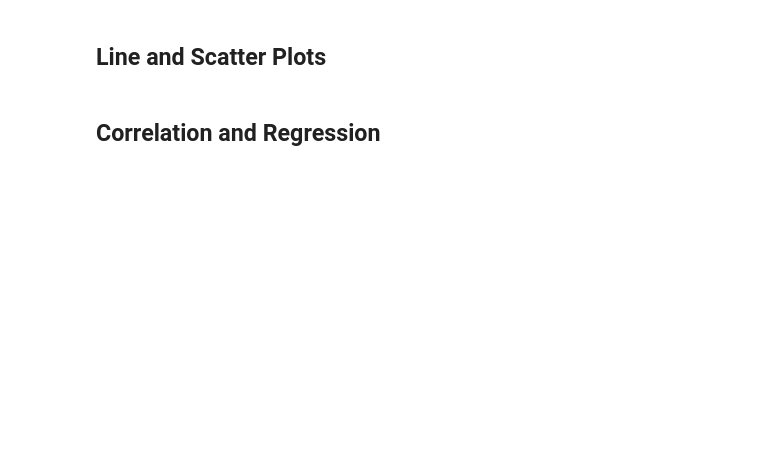
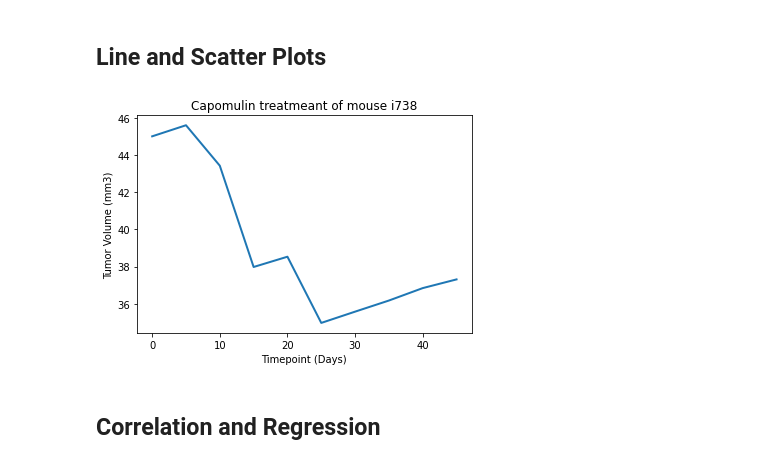
Before and after one commit to margoterudy/Pymaceuticals, a Jupyter notebook: Pymaceuticals/pymaceuticals_starter.ipynb, the cells around one changed output. Saved outputs shown, nothing was run; the diff lists cells and outputs as text; code cells hidden in the pictures; blank space fills up the shorter version.

```diff
--- a/Pymaceuticals/pymaceuticals_starter.ipynb
+++ b/Pymaceuticals/pymaceuticals_starter.ipynb
@@ -376,3 +374,26 @@ plt.show()
+# %%
+# Generate a line plot of tumor volume vs. time point for a mouse treated with Capomulin :ID i738 (found in csv data)
+#use combined_dataset to keep Mouse ID
+
+line_df = combined_dataset.loc[combined_dataset["Mouse ID"] == "i738",:]
+line_df
+
+
+x_axisTP = line_df["Timepoint"]
+
+# Sefine tumor size list by calling the tumor size from the dataframe
+tumorsize = line_df["Tumor Volume (mm3)"]
+
+plt.title('Capomulin treatmeant of mouse i738') # created title
+# the plot function plt.plot() with x and y values and customizations
+plt.plot(x_axisTP, tumorsize,linewidth=2, markersize=12)
+plt.xlabel('Timepoint (Days)')
+plt.ylabel('Tumor Volume (mm3)')
+
+plt.savefig('linechart')
+plt.show()
+# %% [output]
+[figure, added]
 # %%
 # Generate a scatter plot of average tumor volume vs. mouse weight for the Capomulin regimen
 # %% [markdown]
```
Also changed, not shown: parts of 2 cells of this notebook, 1 other file.
